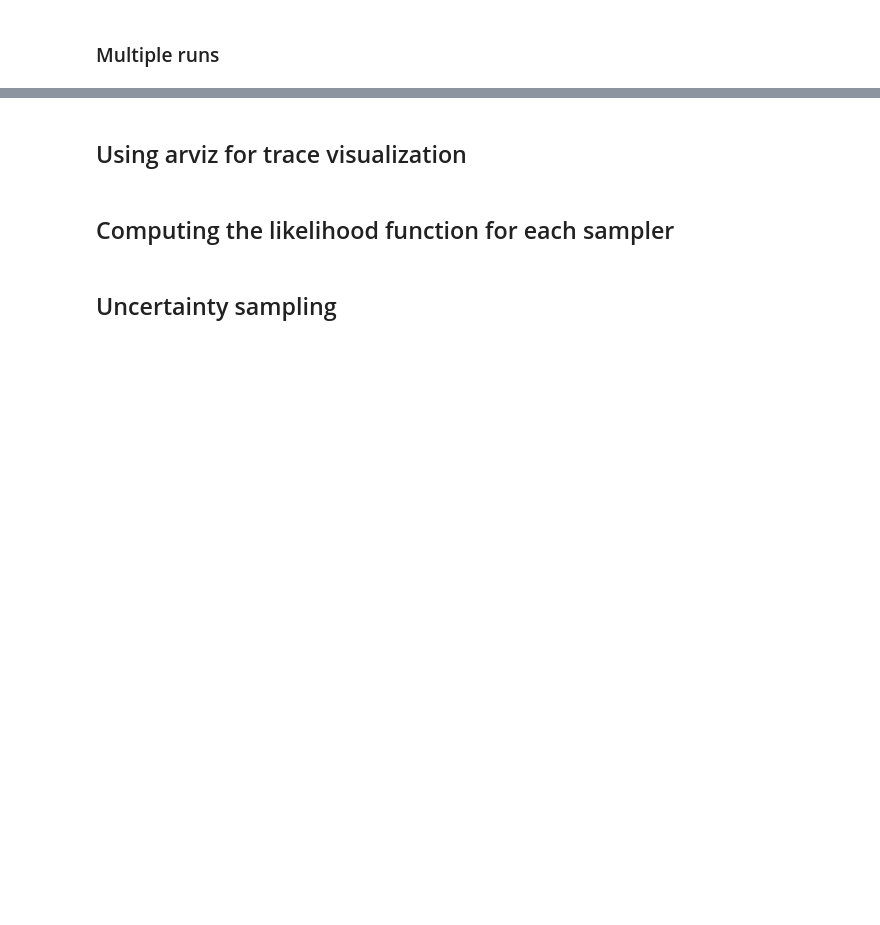
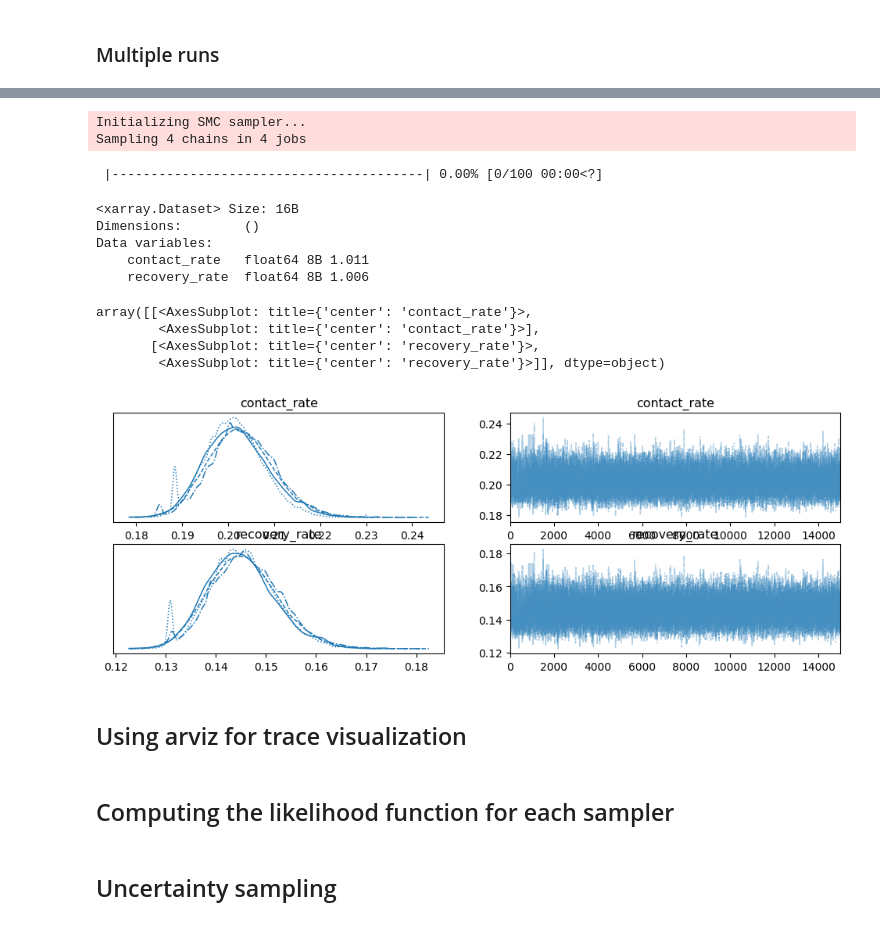
Before and after one commit to adialloaziz/mcmc-comparison, a Jupyter notebook: mcmc_Calibration.ipynb, the cells around one changed output, grey strips where cells are left out. Cells and saved outputs as stored; diff of their text form; code cells hidden in the pictures; blank space fills up the shorter version.

Commit message:
Smc added and data for England 2020 covid-19

```diff
--- a/mcmc_Calibration.ipynb
+++ b/mcmc_Calibration.ipynb
@@ -312,3 +329,29 @@ all_results[sampler.__name__] = cal.multirun(
+# %%
+import pymc as pm
+from estival.wrappers import pymc as epm
+with pm.Model() as model:
+    variables = epm.use_model(bcm_model_1)
+    idata_smc = pm.sample_smc(kernel=pm.smc.IMH, compute_convergence_checks=False, start = None, draws=15000,chains=4, threshold = 0.1,correlation_threshold=0.6)
+# %% [output]
+Initializing SMC sampler...
+Sampling 4 chains in 4 jobs
+ |----------------------------------------| 0.00% [0/100 00:00<?]
+# %%
+az.rhat(idata_smc)
+# %% [output]
+<xarray.Dataset> Size: 16B
+Dimensions:        ()
+Data variables:
+    contact_rate   float64 8B 1.011
+    recovery_rate  float64 8B 1.006
+# %%
+az.plot_trace(idata_smc)
+# %% [output]
+array([[<AxesSubplot: title={'center': 'contact_rate'}>,
+        <AxesSubplot: title={'center': 'contact_rate'}>],
+       [<AxesSubplot: title={'center': 'recovery_rate'}>,
+        <AxesSubplot: title={'center': 'recovery_rate'}>]], dtype=object)
+[figure, added]
 # %%
 #Storing the results for later analysis
 
```
Also changed, not shown: parts of 73 cells of this notebook, 10 other files.
